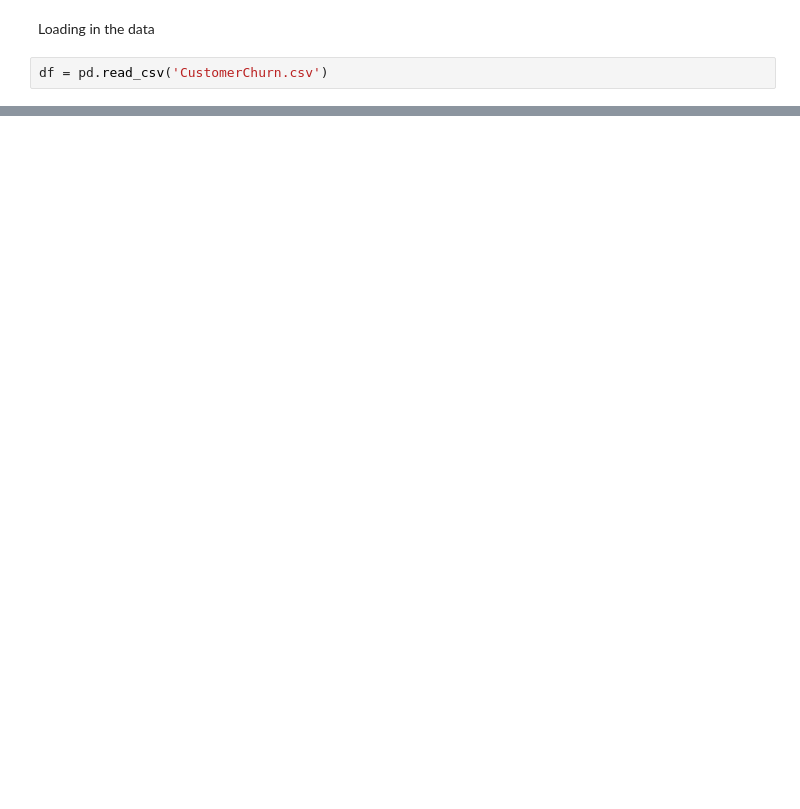
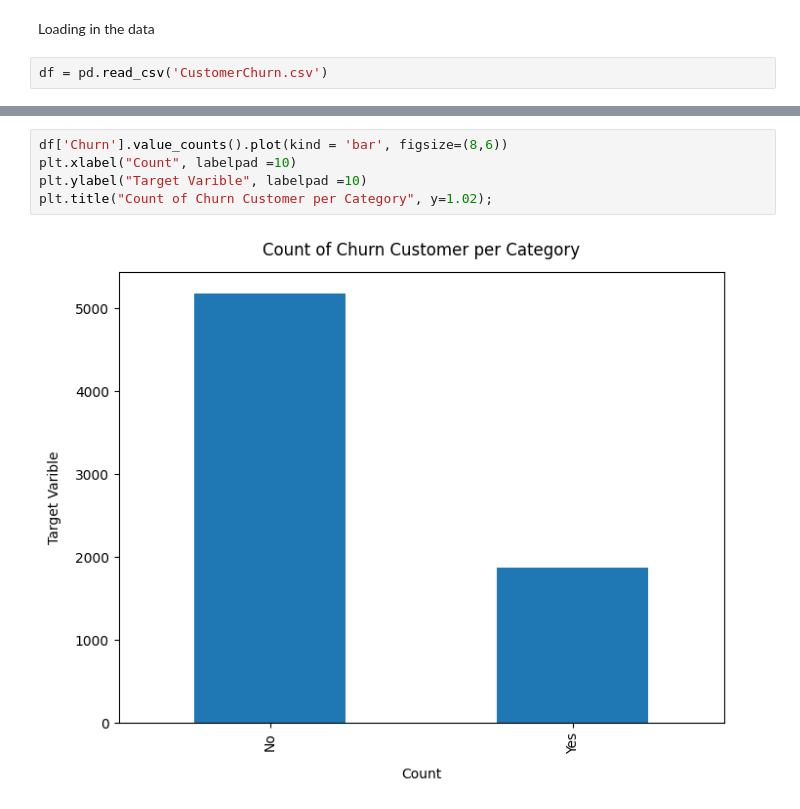
Before and after one commit to G-forcemole/Churn-EDA, a Jupyter notebook: Churn_EDA.ipynb, the cells around one changed output, grey strips where cells are left out. Saved outputs shown, nothing was run; the diff lists cells and outputs as text; blank space fills up the shorter version.

```diff
--- a/Churn_EDA.ipynb
+++ b/Churn_EDA.ipynb
@@ -22,0 +103,7 @@ df.head(5)
+# %%
+df['Churn'].value_counts().plot(kind = 'bar', figsize=(8,6))
+plt.xlabel("Count", labelpad =10)
+plt.ylabel("Target Varible", labelpad =10)
+plt.title("Count of Churn Customer per Category", y=1.02);
+# %% [output]
+[figure, added]
```
Also changed, not shown: parts of 18 cells of this notebook.
